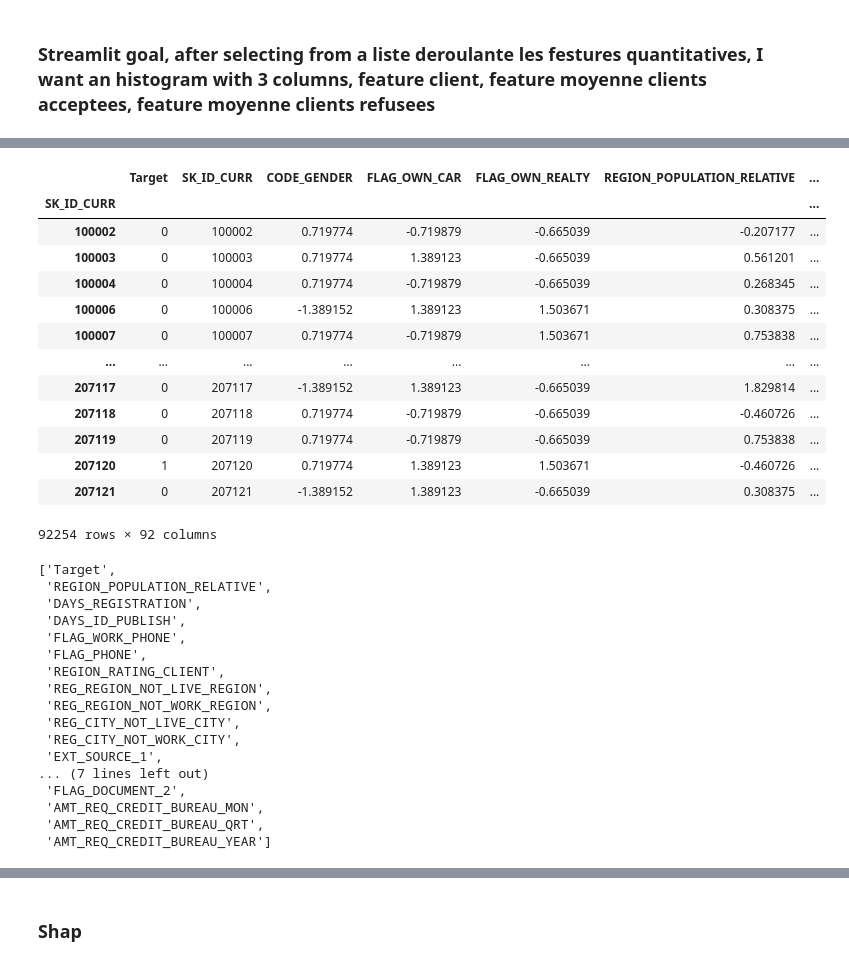
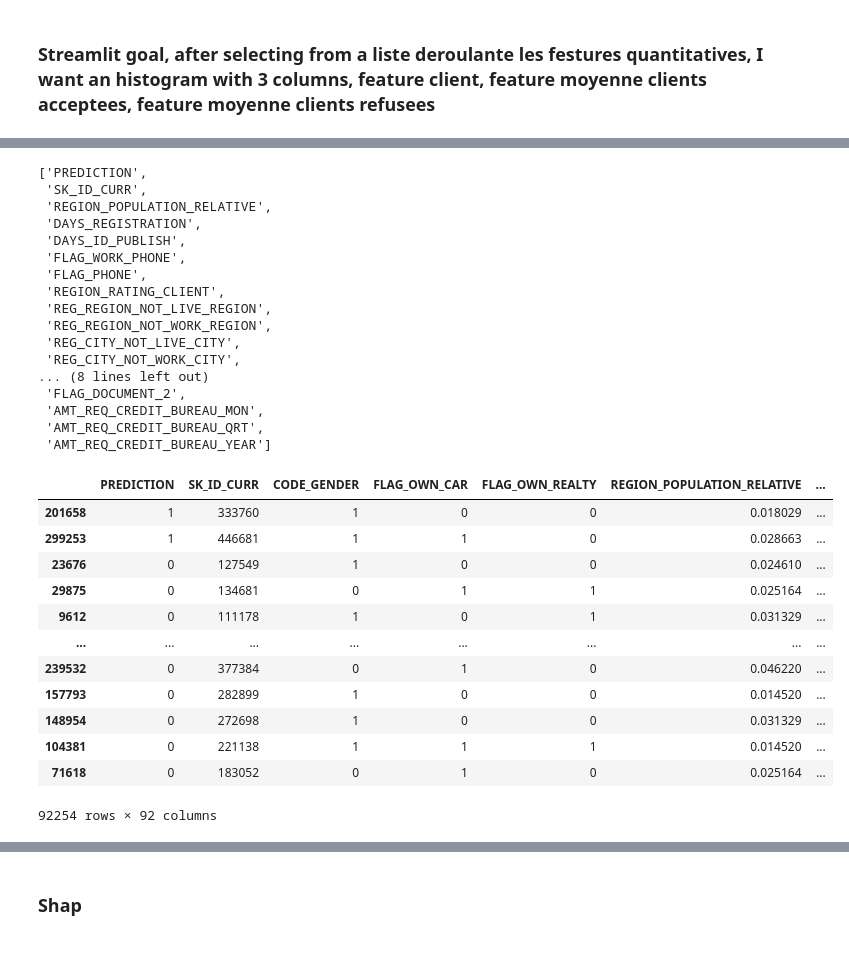
Before and after one commit to SilviaFranze/Project7, a Jupyter notebook: Proj7_OK.ipynb, the cells around one changed output, grey strips where cells are left out. Saved outputs shown, nothing was run; the diff lists cells and outputs as text; code cells hidden in the pictures.

```diff
--- a/Proj7_OK.ipynb
+++ b/Proj7_OK.ipynb
@@ -1774,21 +1706 @@ Name: TARGET, Length: 92254, dtype: int64
-# %%
-input_data_scaled_fake .insert(0, "Target", y_test)
-#input_data_scaled_fake=input_data_scaled_fake.drop("Target",axis=1)
-input_data_scaled_fake.insert(0,"Target", y_test.values)
-input_data_scaled_fake
-# %% [output]
-|  | Target | SK_ID_CURR | CODE_GENDER | FLAG_OWN_CAR | FLAG_OWN_REALTY | REGION_POPULATION_RELATIVE | ... |
-| SK_ID_CURR |  |  |  |  |  |  | ... |
-| 100002 | 0 | 100002 | 0.719774 | -0.719879 | -0.665039 | -0.207177 | ... |
-| 100003 | 0 | 100003 | 0.719774 | 1.389123 | -0.665039 | 0.561201 | ... |
-| 100004 | 0 | 100004 | 0.719774 | -0.719879 | -0.665039 | 0.268345 | ... |
-| 100006 | 0 | 100006 | -1.389152 | 1.389123 | 1.503671 | 0.308375 | ... |
-| 100007 | 0 | 100007 | 0.719774 | -0.719879 | 1.503671 | 0.753838 | ... |
-| ... | ... | ... | ... | ... | ... | ... | ... |
-| 207117 | 0 | 207117 | -1.389152 | 1.389123 | -0.665039 | 1.829814 | ... |
-| 207118 | 0 | 207118 | 0.719774 | -0.719879 | -0.665039 | -0.460726 | ... |
-| 207119 | 0 | 207119 | 0.719774 | -0.719879 | -0.665039 | 0.753838 | ... |
-| 207120 | 1 | 207120 | 0.719774 | 1.389123 | 1.503671 | -0.460726 | ... |
-| 207121 | 0 | 207121 | -1.389152 | 1.389123 | -0.665039 | 0.308375 | ... |
-92254 rows × 92 columns
 # %%
@@ -1828,10 +1741,11 @@ cols_to_keep =["Target",
 "AMT_REQ_CREDIT_BUREAU_QRT",
 "AMT_REQ_CREDIT_BUREAU_YEAR"]
 # %%
-existing_columns = [col for col in cols_to_keep if col in input_data_scaled_fake.columns]
+existing_columns = [col for col in cols_to_keep if col in X_test_strl_jnd.columns]
 existing_columns
 # %% [output]
-['Target',
+['PREDICTION',
+ 'SK_ID_CURR',
  'REGION_POPULATION_RELATIVE',
  'DAYS_REGISTRATION',
  'DAYS_ID_PUBLISH',
@@ -1842,10 +1756,25 @@ existing_columns
  'REG_REGION_NOT_WORK_REGION',
  'REG_CITY_NOT_LIVE_CITY',
  'REG_CITY_NOT_WORK_CITY',
- 'EXT_SOURCE_1',
-... (7 lines left out)
+... (8 lines left out)
  'FLAG_DOCUMENT_2',
  'AMT_REQ_CREDIT_BUREAU_MON',
  'AMT_REQ_CREDIT_BUREAU_QRT',
  'AMT_REQ_CREDIT_BUREAU_YEAR']
+# %%
+X_test_strl_jnd
+# %% [output]
+|  | PREDICTION | SK_ID_CURR | CODE_GENDER | FLAG_OWN_CAR | FLAG_OWN_REALTY | REGION_POPULATION_RELATIVE | ... |
+| 201658 | 1 | 333760 | 1 | 0 | 0 | 0.018029 | ... |
+| 299253 | 1 | 446681 | 1 | 1 | 0 | 0.028663 | ... |
+| 23676 | 0 | 127549 | 1 | 0 | 0 | 0.024610 | ... |
+| 29875 | 0 | 134681 | 0 | 1 | 1 | 0.025164 | ... |
+| 9612 | 0 | 111178 | 1 | 0 | 1 | 0.031329 | ... |
+| ... | ... | ... | ... | ... | ... | ... | ... |
+| 239532 | 0 | 377384 | 0 | 1 | 0 | 0.046220 | ... |
+| 157793 | 0 | 282899 | 1 | 0 | 0 | 0.014520 | ... |
+| 148954 | 0 | 272698 | 1 | 0 | 0 | 0.031329 | ... |
+| 104381 | 0 | 221138 | 1 | 1 | 1 | 0.014520 | ... |
+| 71618 | 0 | 183052 | 0 | 1 | 0 | 0.025164 | ... |
+92254 rows × 92 columns
 # %%
```
Also changed, not shown: parts of 18 cells of this notebook.
